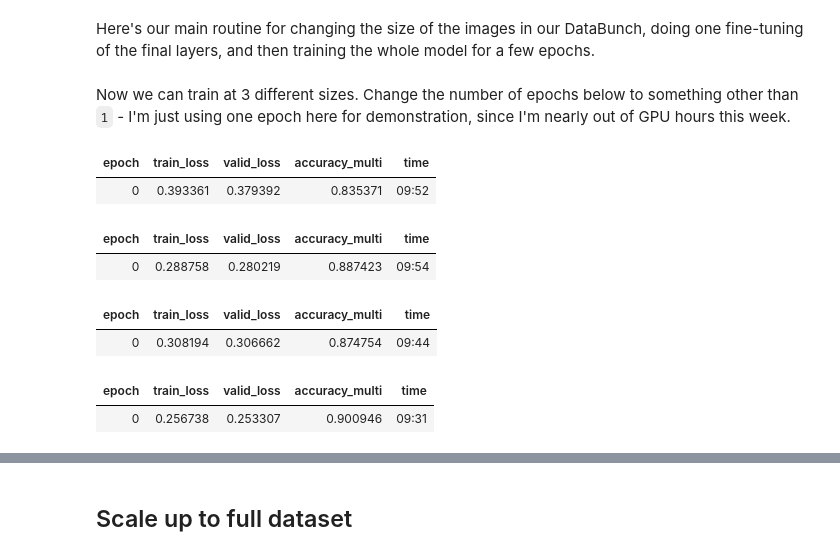
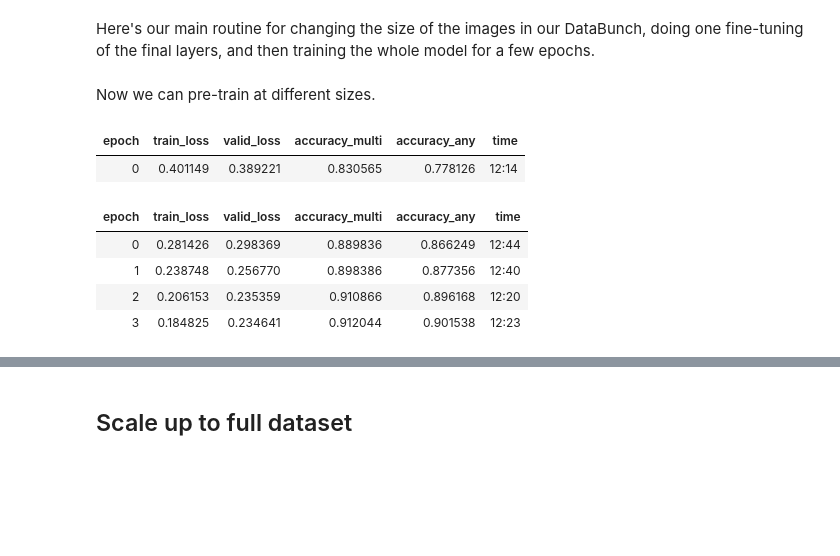
Before and after one commit to ltirrell/rsna-intracranial-hemorrhage-detection, a Jupyter notebook: notebooks/jhoward/04-from-prototyping-to-submission-fastai.ipynb, the cells around one changed output, grey strips where cells are left out. Saved outputs shown, nothing was run; the diff lists cells and outputs as text; code cells hidden in the pictures; blank space fills up the shorter version.

```diff
--- a/notebooks/jhoward/04-from-prototyping-to-submission-fastai.ipynb
+++ b/notebooks/jhoward/04-from-prototyping-to-submission-fastai.ipynb
@@ -62,11 +99,9 @@ We're going to use fastai's new [Transform Pipeline API](http://dev.fast.ai/pets
 # %%
-tfms = [[PILCTScan.create], [fn2label,EncodedMultiCategorize(htypes)]]
-split_idx = RandomSplitter()(fns)
-dsrc = DataSource(fns, tfms, splits=split_idx)
-# I took the mean/std of a single batch to get these approximate values
+tfms = [[fn2image], [fn2label,EncodedMultiCategorize(htypes)]]
+dsrc = DataSource(fns, tfms, splits=splits)
 nrm = Normalize(tensor([0.6]),tensor([0.25]))
-# Since we have 16 bit data we have to divide by 2**16 to convert to the range (0,1)
-batch_tfms = [IntToFloatTensor(div=2.**16), nrm, Cuda()]
+aug = aug_transforms(p_lighting=0.)
+batch_tfms = [IntToFloatTensor(), nrm, Cuda(), *aug]
 # %% [markdown]
 To support progressive resizing (one of the most useful tricks in the deep learning practitioner's toolbox!) we create a function that returns a dataset resized to a requested size:
 # %%
@@ -93,8 +128,8 @@ def accuracy_any(inp, targ, thresh=0.5, sigmoid=True):
 # %% [markdown]
 The loss function in this competition is weighted, so let's train using that loss function too.
 # %%
-loss_weights = tensor(2.0, 1, 1, 1, 1, 1).cuda()
+loss_weights = to_device(tensor(2.0, 1, 1, 1, 1, 1))
 loss_func = BaseLoss(nn.BCEWithLogitsLoss, pos_weight=loss_weights, floatify=True, flatten=False,
     is_2d=False, activation=torch.sigmoid)
 opt_func = partial(Adam, wd=0.01, eps=1e-3)
-metrics=[accuracy_multi]
+metrics=[accuracy_multi,accuracy_any]
@@ -103,9 +138,7 @@ Here's a handy trick: we can use a pretrained model (resnet34, in this case), an
 # %%
 def get_learner():
-    learn = cnn_learner(dbch, resnet18, loss_func=loss_func, opt_func=opt_func, metrics=metrics)
-    w = learn.model[0][0].weight
-    w.data = w.mean(1,keepdim=True)
-    # This is all that's needed to use mixed precision training in fastai :)
+    dbch = get_data(128,128)
+    learn = cnn_learner(dbch, xresnet50, loss_func=loss_func, opt_func=opt_func, metrics=metrics)
     return learn.to_fp16()
 # %%
 learn = get_learner()
@@ -123,32 +156,23 @@ lrf = learn.lr_find()
 # %% [markdown]
 Here's our main routine for changing the size of the images in our DataBunch, doing one fine-tuning of the final layers, and then training the whole model for a few epochs.
 # %%
-# You can add additional callbacks here as needed
-cbs = []
-
-def do_fit(bs,sz,epochs,lr):
+def do_fit(bs,sz,epochs,lr, freeze=True):
     learn.dbunch = get_data(bs, sz)
-    learn.opt.clear_state()
-    learn.freeze()
-    learn.fit_one_cycle(1, slice(lr), cbs=cbs)
+    if freeze:
+        if learn.opt is not None: learn.opt.clear_state()
+        learn.freeze()
+        learn.fit_one_cycle(1, slice(lr))
     learn.unfreeze()
-    learn.fit_one_cycle(epochs, slice(lr), cbs=cbs)
-    return learn
+    learn.fit_one_cycle(epochs, slice(lr))
-# %% [markdown]
-Now we can train at 3 different sizes. Change the number of epochs below to something other than `1` - I'm just using one epoch here for demonstration, since I'm nearly out of GPU hours this week.
+# %% [markdown]
+Now we can pre-train at different sizes.
 # %%
-learn = do_fit(128, 96, 1, 1e-2)
-learn.save('s1')
+do_fit(128, 96, 4, 1e-2)
 # %% [output]
-| epoch | train_loss | valid_loss | accuracy_multi | time |
-| 0 | 0.393361 | 0.379392 | 0.835371 | 09:52 |
+| epoch | train_loss | valid_loss | accuracy_multi | accuracy_any | time |
+| 0 | 0.401149 | 0.389221 | 0.830565 | 0.778126 | 12:14 |
-| epoch | train_loss | valid_loss | accuracy_multi | time |
-| 0 | 0.288758 | 0.280219 | 0.887423 | 09:54 |
+| epoch | train_loss | valid_loss | accuracy_multi | accuracy_any | time |
+| 0 | 0.281426 | 0.298369 | 0.889836 | 0.866249 | 12:44 |
+| 1 | 0.238748 | 0.256770 | 0.898386 | 0.877356 | 12:40 |
+| 2 | 0.206153 | 0.235359 | 0.910866 | 0.896168 | 12:20 |
+| 3 | 0.184825 | 0.234641 | 0.912044 | 0.901538 | 12:23 |
-# %%
-learn = do_fit(128, 160, 1, 3e-3)
-learn.save('s2')
-# %% [output]
-| epoch | train_loss | valid_loss | accuracy_multi | time |
-| 0 | 0.308194 | 0.306662 | 0.874754 | 09:44 |
-| epoch | train_loss | valid_loss | accuracy_multi | time |
-| 0 | 0.256738 | 0.253307 | 0.900946 | 09:31 |
```
Also changed, not shown: parts of 53 cells of this notebook, 3 other files.
